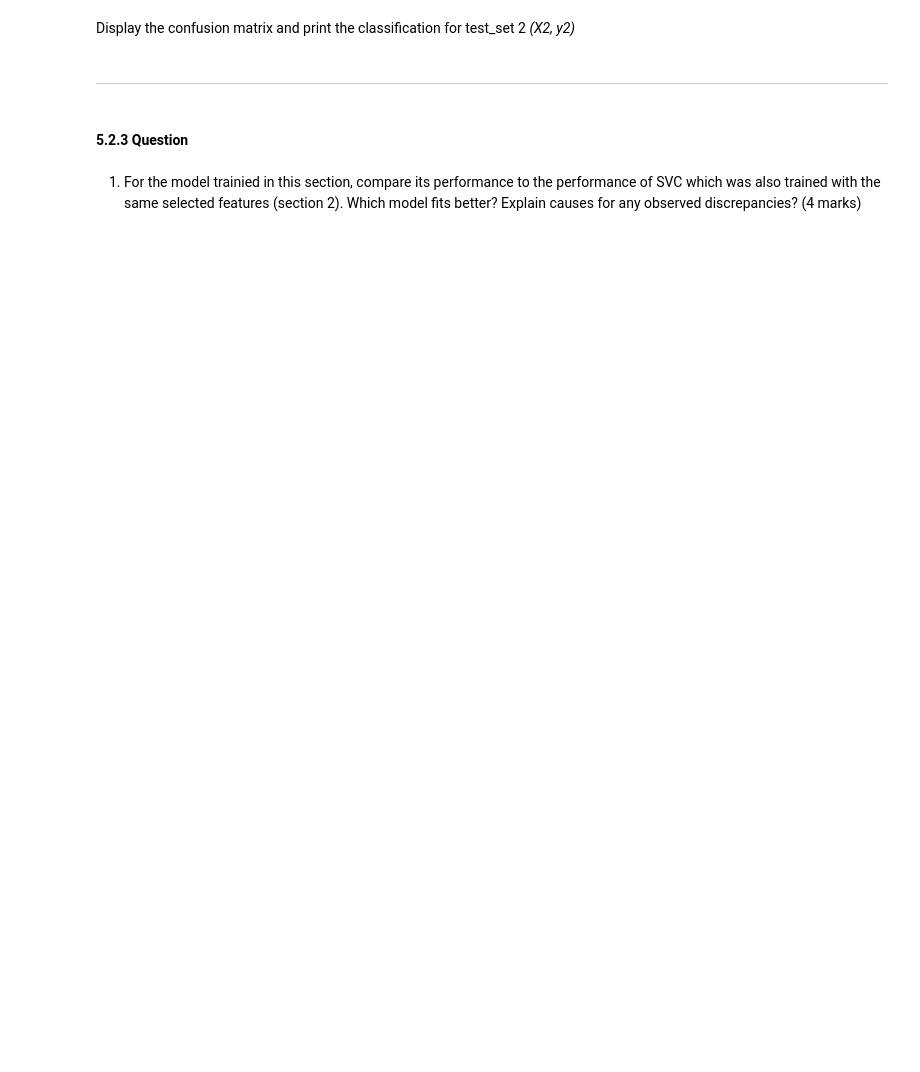
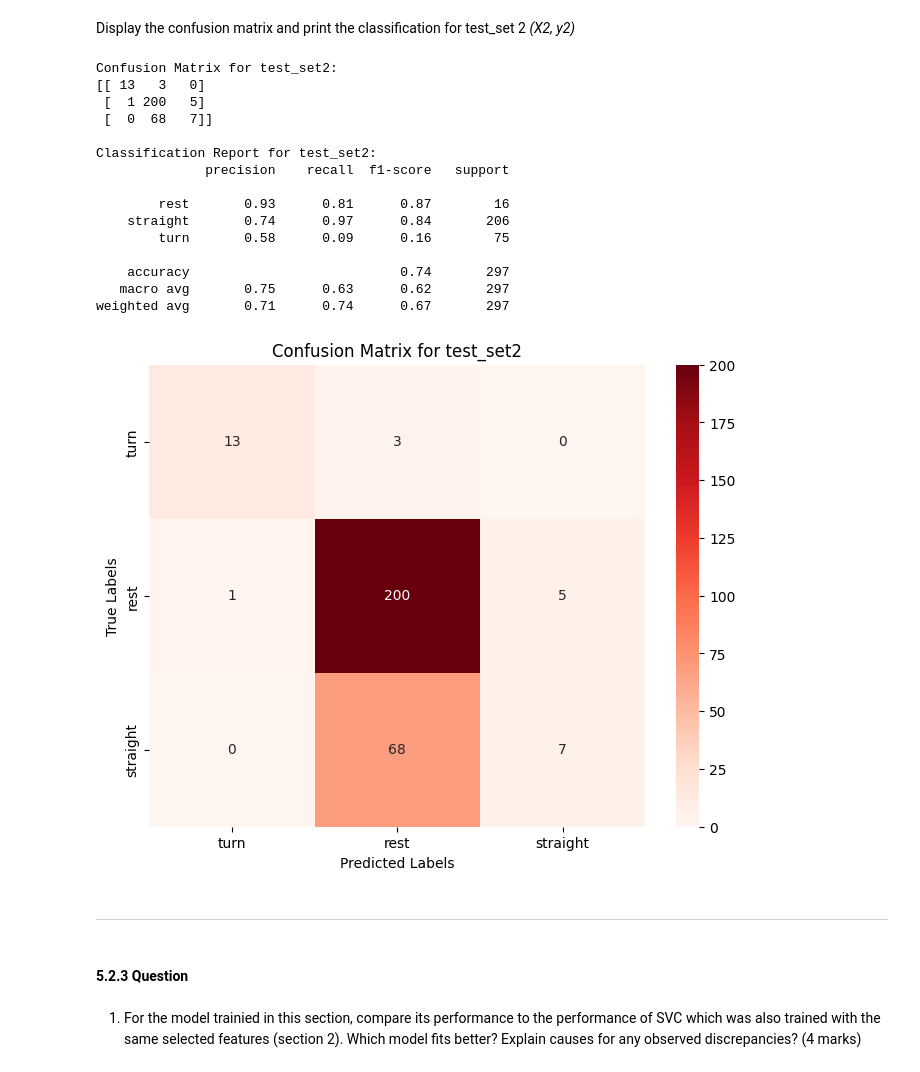
Before and after one commit to Rushad-UCalgary/engg680_2024_fall, a Jupyter notebook: Lab_Assignment4/Assignment 4.ipynb, the cells around one changed output. Cells and saved outputs as stored; diff of their text form; code cells hidden in the pictures; blank space fills up the shorter version.

```diff
--- a/Lab_Assignment4/Assignment 4.ipynb
+++ b/Lab_Assignment4/Assignment 4.ipynb
@@ -1994,6 +2113,14 @@ X1.head(2)
 # %%
 # TODO - Load the target vector from test_set2 into y2, and the selected features from test_set2 into X2
-# y2 =
-# X2 =
+
+# Define the selected features (replace with the actual features selected in Section 5.1)
+selected_features = ['ax_var', 'ay_var', 'az_sum', 'a_sum', 'gz_var']  # Example selected features
+
+# Load the target vector (motion_state) from test_set1 into y1
+y2 = test_set2['motion_state']
+
+# Load the selected features from test_set1 into X1
+X2 = test_set2[selected_features]
+
 X2.head(2)
 # %% [output]
@@ -2021,3 +2189,55 @@ Display the confusion matrix and print the classification for test_set 2 *(X2, y
+# %%
+# TODO - Display confusion matrix and print classification report for (X2, y2)
+# Step 1: Predict the labels for test_set2 using the trained model
+y2_pred = grid.best_estimator_.predict(X2)
+
+# Step 2: Compute the confusion matrix
+conf_matrix2 = confusion_matrix(y2, y2_pred)
+
+# Print the confusion matrix
+print("Confusion Matrix for test_set2:")
+print(conf_matrix2)
+
+# Step 3: Print the classification report
+print("\nClassification Report for test_set2:")
+print(classification_report(y2, y2_pred))
+
+# Step 4: Visualize the confusion matrix
+plt.figure(figsize=(8, 6))
+class_labels = list(set(y2))  # Extract unique class labels from the target variable
+sns.heatmap(conf_matrix2, annot=True, fmt='d', cmap='Reds', xticklabels=class_labels, yticklabels=class_labels)
+plt.xlabel('Predicted Labels')
+plt.ylabel('True Labels')
+plt.title('Confusion Matrix for test_set2')
+plt.show()
+
+# Notes:
+# 1. `grid.best_estimator_`:
+#    - Retrieves the best model identified during grid search.
+# 2. `.predict(X2)`:
+#    - Uses the best-trained model to predict labels for the features in `test_set2`.
+# 3. `confusion_matrix(y2, y2_pred)`:
+#    - Computes the confusion matrix by comparing the true labels (`y2`) with the predicted labels (`y2_pred`).
+# 4. `classification_report(y2, y2_pred)`:
+#    - Provides detailed metrics (precision, recall, F1-score, and support) for each class.
+#
+# %% [output]
+Confusion Matrix for test_set2:
+[[ 13   3   0]
+ [  1 200   5]
+ [  0  68   7]]
+
+Classification Report for test_set2:
+              precision    recall  f1-score   support
+
+        rest       0.93      0.81      0.87        16
+    straight       0.74      0.97      0.84       206
+        turn       0.58      0.09      0.16        75
+
+    accuracy                           0.74       297
+   macro avg       0.75      0.63      0.62       297
+weighted avg       0.71      0.74      0.67       297
+[figure, added]
 # %% [markdown]
 ___
 # %% [markdown]
```
Also changed, not shown: parts of 38 cells of this notebook.
